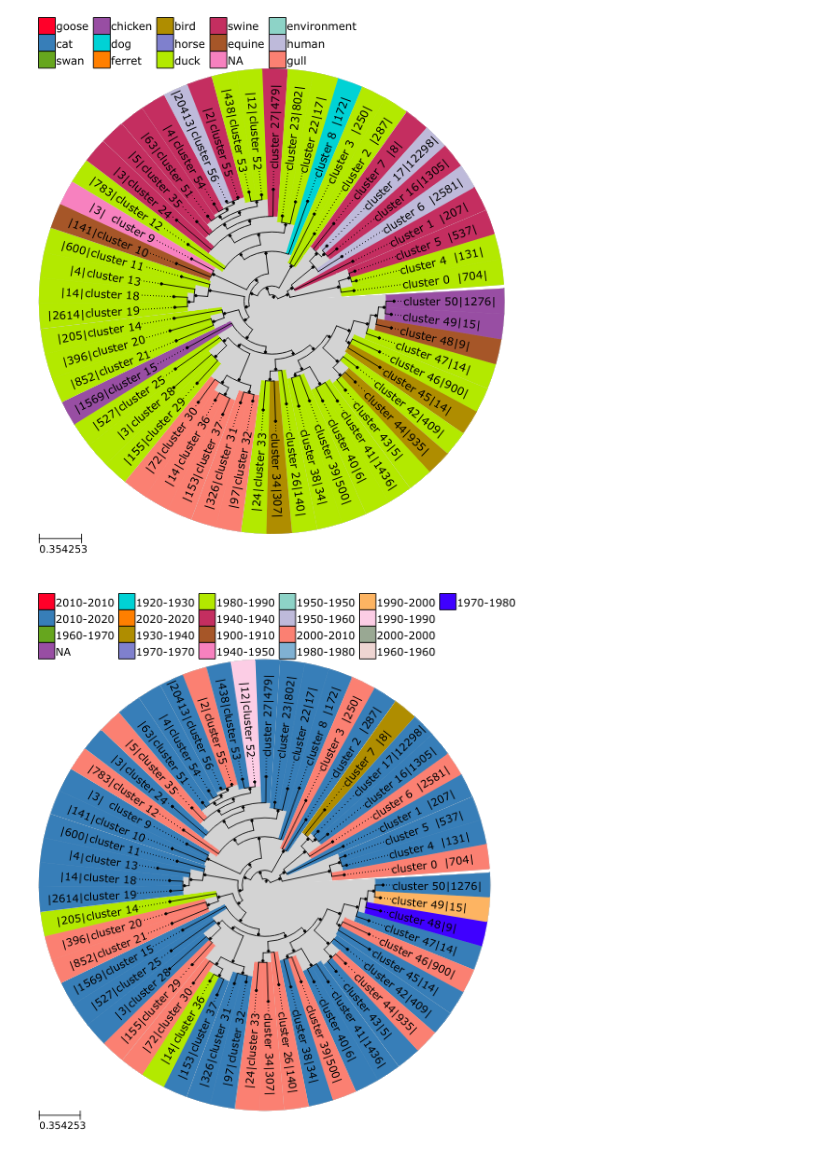
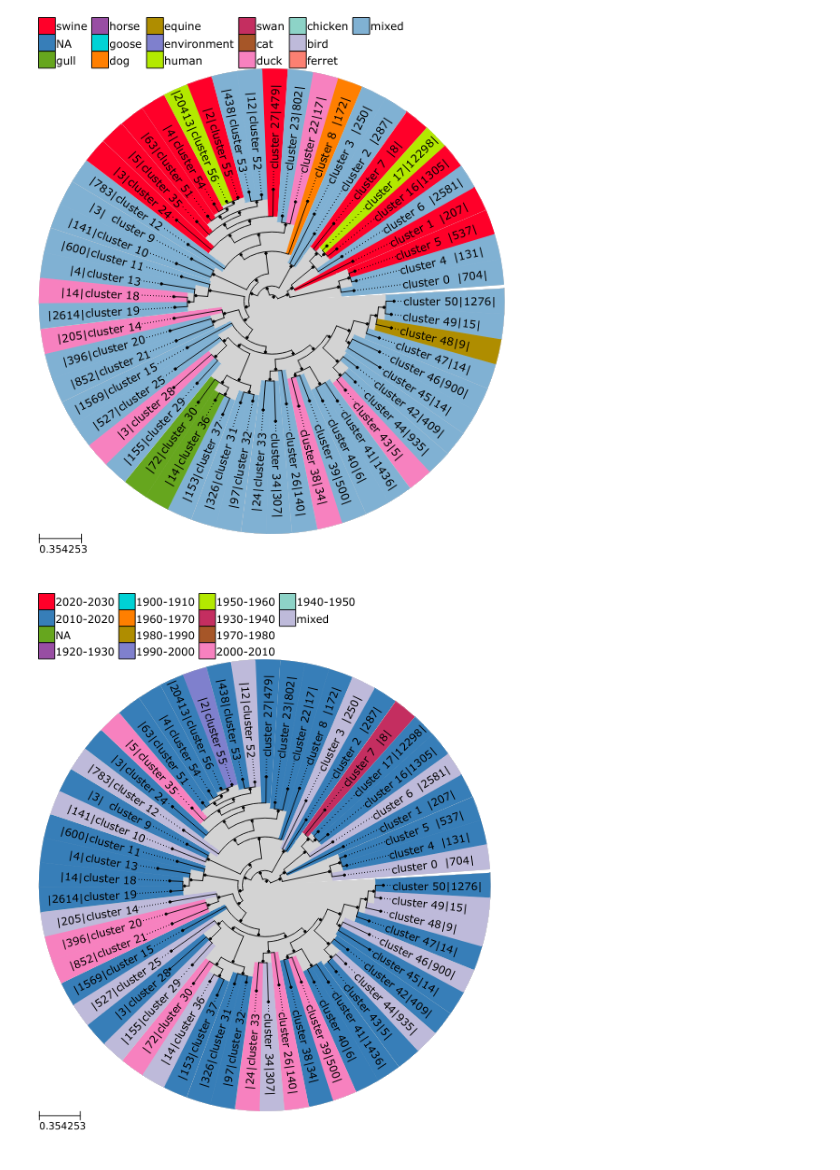
Before and after one commit to ahenoch/FluClust, a Jupyter notebook: Tree.ipynb, the cells around one changed output. Saved outputs shown, nothing was run; the diff lists cells and outputs as text; code cells hidden in the pictures.

Commit message:
treshold implemented

```diff
--- a/Tree.ipynb
+++ b/Tree.ipynb
@@ -56,26 +62,45 @@ def getNewick(node, newick, parentdist, leaf_names):
         newick = "(" + newick
         #newick = "(%s" % (newick)
         return(newick)
+# %%
+def getVector(frame, components, col):
+
+    duplicate = components.copy()
+    duplicate.update(frame[col].value_counts().to_dict())
+
+    vector = pd.DataFrame([duplicate.values()])
+    duplicate.clear()
+
+    return(vector)
 # %%
-def getTree(framelink, frameclust, framemeta, feature = 'hostsel', rownumber = 2, segment = 4, prune = True, monophyletic = False):
+def getTree(framelink, frameclust, framemeta, feature = 'hostsel', rownumber = 2, segment = 4, prune = True, treshold = 0.5):
 
-    treequery = frameclust.loc[4].join(framemeta)[['cluster', feature]]
-    treedict = treequery.to_dict()
+    treequery = frameclust.loc[segment].join(framemeta)[['cluster', feature]]
     treelabel = treequery.index.values
     treestyle = TreeStyle()
-    treelink = framelink.loc[4].drop(columns=['parent']).to_numpy()
+    treelink = framelink.loc[segment].drop(columns=['parent']).to_numpy()
     treehierarchy = hierarchy.to_tree(treelink, False)
     treenewick = getNewick(treehierarchy, "", treehierarchy.dist, treelabel)
+    treedict = treequery.to_dict()
+
+    listfeature = list(set(treedict[feature].values()))
+
+    treecomponents = dict.fromkeys(listfeature, 0)
+    featurevectors = treequery.groupby(by=['cluster']).apply(lambda x: getVector(x, treecomponents, feature))
+    featurevectors.reset_index(level = 1, drop = True, inplace=True)
+
+    listcluster = featurevectors.index.tolist()
+    featurel1vectors = normalize(featurevectors.to_numpy(), norm='l1')
+    framefeature = pd.DataFrame(featurel1vectors, index = listcluster, columns = listfeature)
 
     tree = Tree(treenewick)
-    listcluster = list(set(treedict['cluster'].values()))
-    listfeature = list(set(treedict[feature].values()))
+
     listcolor = ['#FF0029','#377EB8','#66A61E','#984EA3','#00D2D5','#FF7F00',
                  '#AF8D00','#7F80CD','#B3E900','#C42E60','#A65628','#F781BF',
                  '#8DD3C7','#BEBADA','#FB8072','#80B1D3','#FDB462','#FCCDE5',
-                 '#99A893', '#EED5D2', '#3F00FF', '#DABF86']
+                 '#99A893','#EED5D2','#3F00FF','#DABF86']
 
-    if monophyletic == True:
+    if treshold != 0.0:
         listfeature.append('mixed')
 
     dictcolor = dict(zip(listfeature, listcolor[0:len(listfeature)]))
@@ -105,10 +130,12 @@ def getTree(framelink, frameclust, framemeta, feature = 'hostsel', rownumber = 2
         nodecluster.name = f'cluster {cluster}'
         nodecluster.size = len(listmember)
 
-        if monophyletic  == True:
-            nodecluster.feature = (listmember[0].feature if len(set([member.feature for member in listmember])) == 1 else 'mixed')
+        frame = framefeature.loc[cluster].sort_values(axis=0, ascending=False)
+
+        if treshold != 0.0:
+            nodecluster.feature = (frame.idxmax() if frame.max() >= treshold else 'mixed')
         else:
-            nodecluster.feature = co.Counter([member.feature for member in listmember]).most_common(1)[0][0]
+            nodecluster.feature = frame.idxmax()
 
         nodecluster.add_face(AttrFace("name", fsize=10), 0, position="aligned")
         nodecluster.add_face(AttrFace("size", fsize=10, text_prefix='|', text_suffix='|'), 1, position="aligned")
@@ -206,10 +233,10 @@ tree.render(file_name = '%%inline', tree_style = ts, w=500)
 # %%
-tree, ts = getTree(framelink, frameclust, framemeta, feature = 'hostsel', rownumber = 3, segment = 4, prune = True, monophyletic = False)
+tree, ts = getTree(framelink, frameclust, framemeta, feature = 'hostsel', rownumber = 3, segment = 4, prune = True, treshold = 0.9)
 tree.render(file_name = '%%inline', tree_style = ts, w=500)
 # %% [output]
-[figure, old version]
+[figure, new version]
 # %%
-tree, ts = getTree(framelink, frameclust, framemeta, feature = 'timespan', rownumber = 4, segment = 4, prune = True, monophyletic = False)
+tree, ts = getTree(framelink, frameclust, framemeta, feature = 'timespan', rownumber = 4, segment = 4, prune = True, treshold = 0.5)
 tree.render(file_name = '%%inline', tree_style = ts, w=500)
 # %% [output]
-[figure, old version]
+[figure, new version]
```
Also changed, not shown: parts of 3 cells of this notebook.
